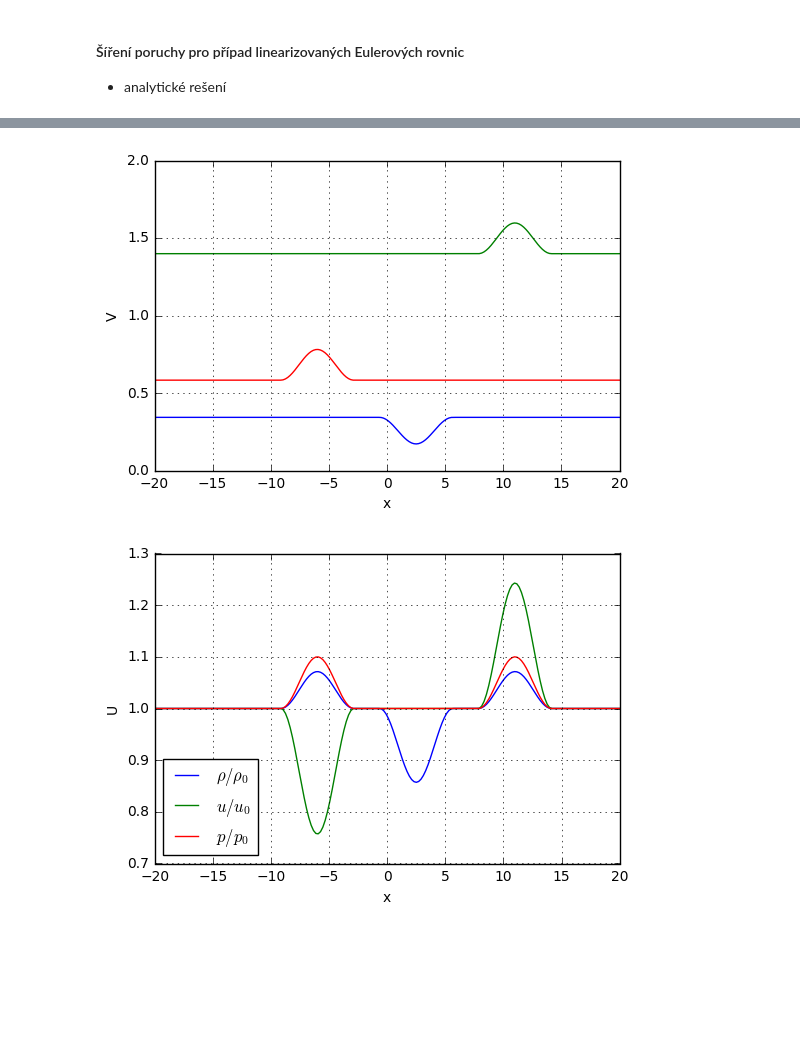
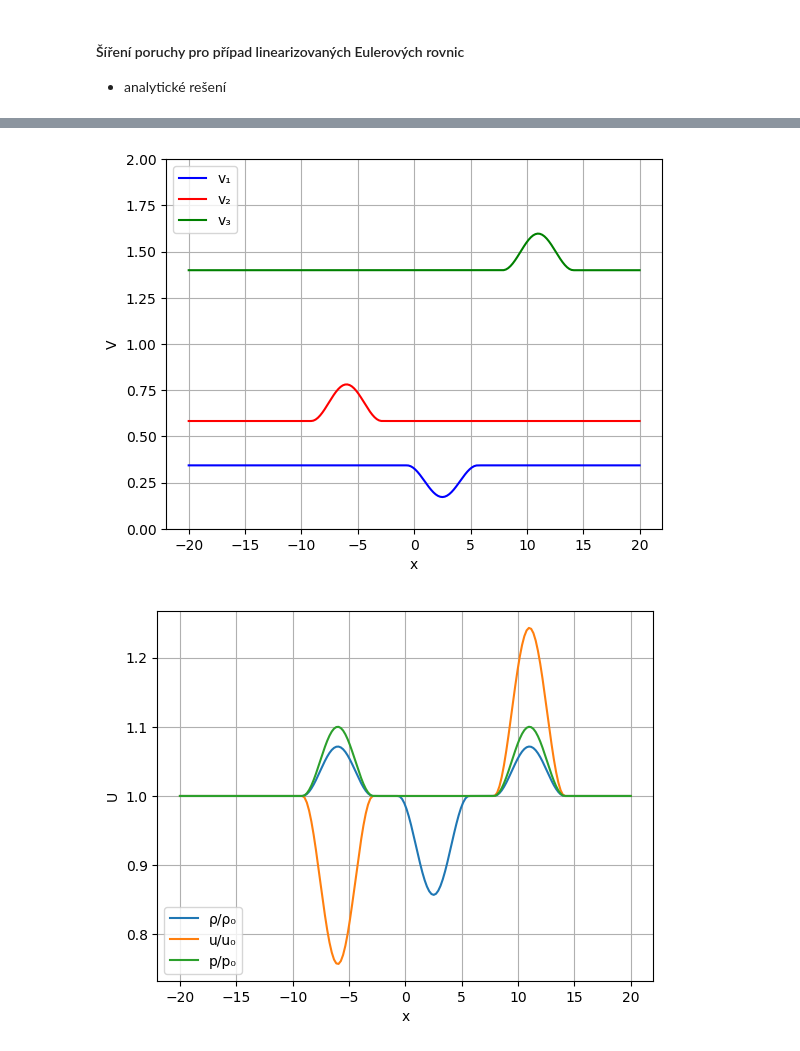
Before and after one commit to furstj/MMPP, a Jupyter notebook: lessons/04_linearni_system.ipynb, the cells around one changed output, grey strips where cells are left out. Saved outputs shown, nothing was run; the diff lists cells and outputs as text; code cells hidden in the pictures; blank space fills up the shorter version.

```diff
--- a/lessons/04_linearni_system.ipynb
+++ b/lessons/04_linearni_system.ipynb
@@ -88,4 +87,4 @@ init_printing(use_unicode=True)
 # %%
-rhoBar, pBar, aBar, gamma = symbols('rhoBar pBar aBar gamma', positive=True)
-uBar = symbols('uBar')
+rhoBar, pBar, aBar, gamma = symbols("rhoBar,pBar,aBar,gamma", positive=true)
+uBar = symbols("uBar");
 # %%
@@ -176,0 +182,2 @@ l0 = [u0, u0-a0, u0+a0]
+# %%
+lambda0 = [subs(subs(l, uBar, u0), aBar, a0) for l in lambda]
@@ -177,4 +186,3 @@ l0 = [u0, u0-a0, u0+a0]
 # %%
-def V0(x):
-    return dot(R01, U0(x))
+V0(x) = R01*U0(x);
 # %%
@@ -189,28 +197,25 @@ plt.ylabel("V");
 # %%
-def V(x,t):
-    return array([V0(x-l0[0]*t)[0,0], V0(x-l0[1]*t)[0,1], V0(x-l0[2]*t)[0,2]])
+Vt(x,t) = [V0(x-lambda0[1]*t)[1]; V0(x-lambda0[2]*t)[2]; V0(x-lambda0[3]*t)[3]]
 
 t=0.025
 
-plt.plot(x, [V(xi,t)[0]  for xi in x], "-b")
-plt.plot(x, [V(xi,t)[1]/1e5  for xi in x], "-r")
-plt.plot(x, [V(xi,t)[2]/1e5  for xi in x], "-g")
-plt.ylim(0,2)
-plt.grid(True)
-plt.xlabel("x");
-plt.ylabel("V");
+plot(x, [Vt(xi,t)[1]  for xi in x], "-b", label="v₁")
+plot(x, [Vt(xi,t)[2]/1e5  for xi in x], "-r", label="v₂")
+plot(x, [Vt(xi,t)[3]/1e5  for xi in x], "-g", label="v₃")
+ylim(0,2); grid(true)
+xlabel("x"); ylabel("V");
+legend(loc="upper left");
 # %% [output]
-[figure, old version]
+[figure, new version]
 # %%
-def U(x,t):
-    return dot(R0, V(x,t))
+Ut(x,t) = R0*Vt(x,t)
 
-plt.plot(x, [U(xi,t)[0,0]/rho0  for xi in x], label=r"$\rho/\rho_0$")
-plt.plot(x, [U(xi,t)[0,1]/u0  for xi in x], label=r"$u/u_0$")
-plt.plot(x, [U(xi,t)[0,2]/p0  for xi in x], label=r"$p/p_0$")
-plt.xlabel("x");
-plt.ylabel("U");
-plt.grid(True)
-plt.legend(loc="lower left");
+plot(x, [Ut(xi,t)[1]/rho0  for xi in x], label="ρ/ρ₀")
+plot(x, [Ut(xi,t)[2]/u0  for xi in x], label="u/u₀")
+plot(x, [Ut(xi,t)[3]/p0  for xi in x], label="p/p₀")
+xlabel("x");
+ylabel("U");
+grid(true)
+legend(loc="lower left");
 # %% [output]
-[figure, old version]
+[figure, new version]
```
Also changed, not shown: parts of 26 cells of this notebook, 4 other files.
